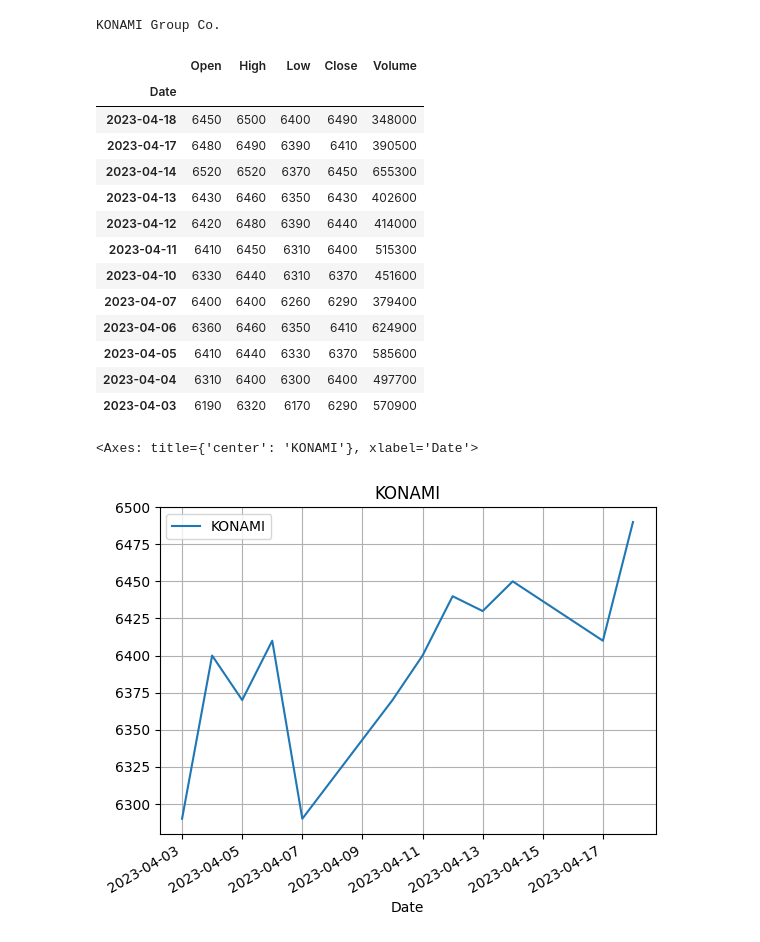
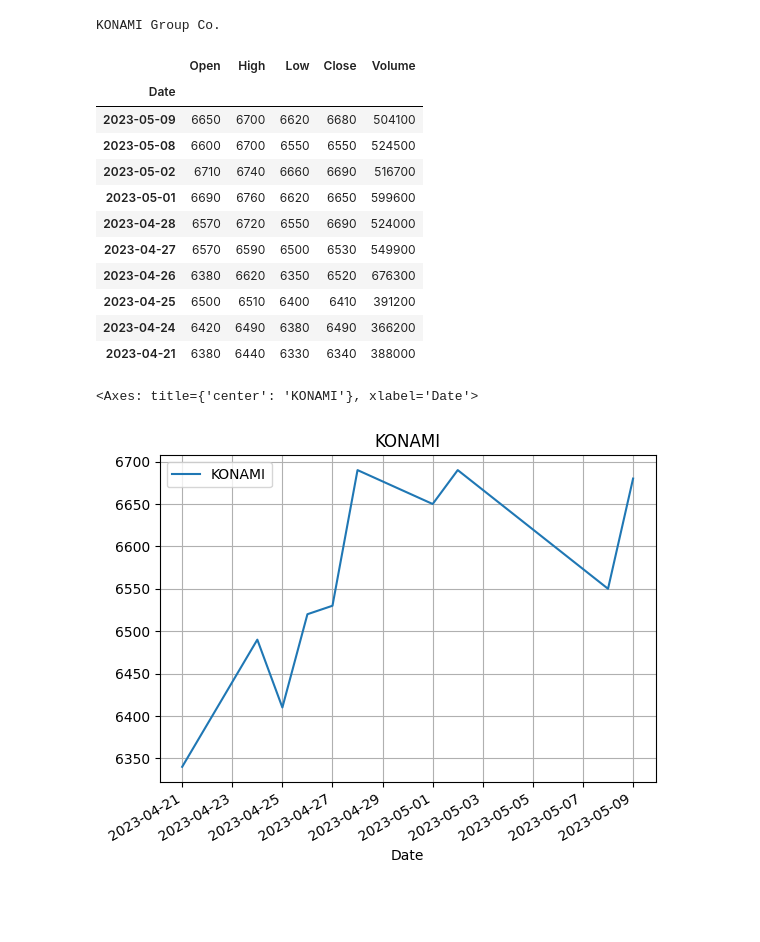
Before and after one commit to 2023-hsymlab/git-github-kiso-t2010771TakedaHiroki, a Jupyter notebook: 2023-StockData/Simmple_Stock.ipynb, the cells around one changed output. Saved outputs shown, nothing was run; the diff lists cells and outputs as text; code cells hidden in the pictures; blank space fills up the shorter version.

```diff
--- a/2023-StockData/Simmple_Stock.ipynb
+++ b/2023-StockData/Simmple_Stock.ipynb
@@ -13,3 +4,34 @@ df = data.DataReader('9766.JP', 'stooq', start, end)
+# %%
+# SoftBank Stock data from Stooq.com
+# reference https://seanmemo.com/234/
+
+from pandas_datareader import data
+
+# 企業コード設定
+Ccode = '9766.JP'
+
+# サイト設定
+Site = 'stooq'
+
+# 日付設定
+Year = 2023
+Month = 5
+Day = 9
+
+# 日数指定
+days = 10
+df = pandas.DataFrame()
+while days > 0:
+    Calendar = str(Year) + '-' + str(Month) + '-' + str(Day)
+    dftemp = data.DataReader(Ccode, Site, Calendar, Calendar)
+    df = pandas.concat([df, dftemp], axis = 0)
+    Day = Day - 1
+    if Day < 1:
+        Day = 30
+        Month = Month - 1
+
+    if not dftemp.empty:
+        days = days - 1
 # %%
 print("KONAMI Group Co.")
 df
@@ -17,21 +39,19 @@ df
 KONAMI Group Co.
 |  | Open | High | Low | Close | Volume |
 | Date |  |  |  |  |  |
-| 2023-04-18 | 6450 | 6500 | 6400 | 6490 | 348000 |
-| 2023-04-17 | 6480 | 6490 | 6390 | 6410 | 390500 |
-| 2023-04-14 | 6520 | 6520 | 6370 | 6450 | 655300 |
-| 2023-04-13 | 6430 | 6460 | 6350 | 6430 | 402600 |
-| 2023-04-12 | 6420 | 6480 | 6390 | 6440 | 414000 |
-| 2023-04-11 | 6410 | 6450 | 6310 | 6400 | 515300 |
-| 2023-04-10 | 6330 | 6440 | 6310 | 6370 | 451600 |
-| 2023-04-07 | 6400 | 6400 | 6260 | 6290 | 379400 |
-| 2023-04-06 | 6360 | 6460 | 6350 | 6410 | 624900 |
-| 2023-04-05 | 6410 | 6440 | 6330 | 6370 | 585600 |
-| 2023-04-04 | 6310 | 6400 | 6300 | 6400 | 497700 |
-| 2023-04-03 | 6190 | 6320 | 6170 | 6290 | 570900 |
+| 2023-05-09 | 6650 | 6700 | 6620 | 6680 | 504100 |
+| 2023-05-08 | 6600 | 6700 | 6550 | 6550 | 524500 |
+| 2023-05-02 | 6710 | 6740 | 6660 | 6690 | 516700 |
+| 2023-05-01 | 6690 | 6760 | 6620 | 6650 | 599600 |
+| 2023-04-28 | 6570 | 6720 | 6550 | 6690 | 524000 |
+| 2023-04-27 | 6570 | 6590 | 6500 | 6530 | 549900 |
+| 2023-04-26 | 6380 | 6620 | 6350 | 6520 | 676300 |
+| 2023-04-25 | 6500 | 6510 | 6400 | 6410 | 391200 |
+| 2023-04-24 | 6420 | 6490 | 6380 | 6490 | 366200 |
+| 2023-04-21 | 6380 | 6440 | 6330 | 6340 | 388000 |
 # %%
-df2 = pandas.DataFrame({'KONAMI':df['Close']})
-df2.plot(title='KONAMI',grid=True)
+dfGraph = pandas.DataFrame({'KONAMI':df['Close']})
+dfGraph.plot(title='KONAMI',grid=True)
 # %% [output]
 <Axes: title={'center': 'KONAMI'}, xlabel='Date'>
-[figure, old version]
+[figure, new version]
```
Also changed, not shown: parts of 1 cell of this notebook.
